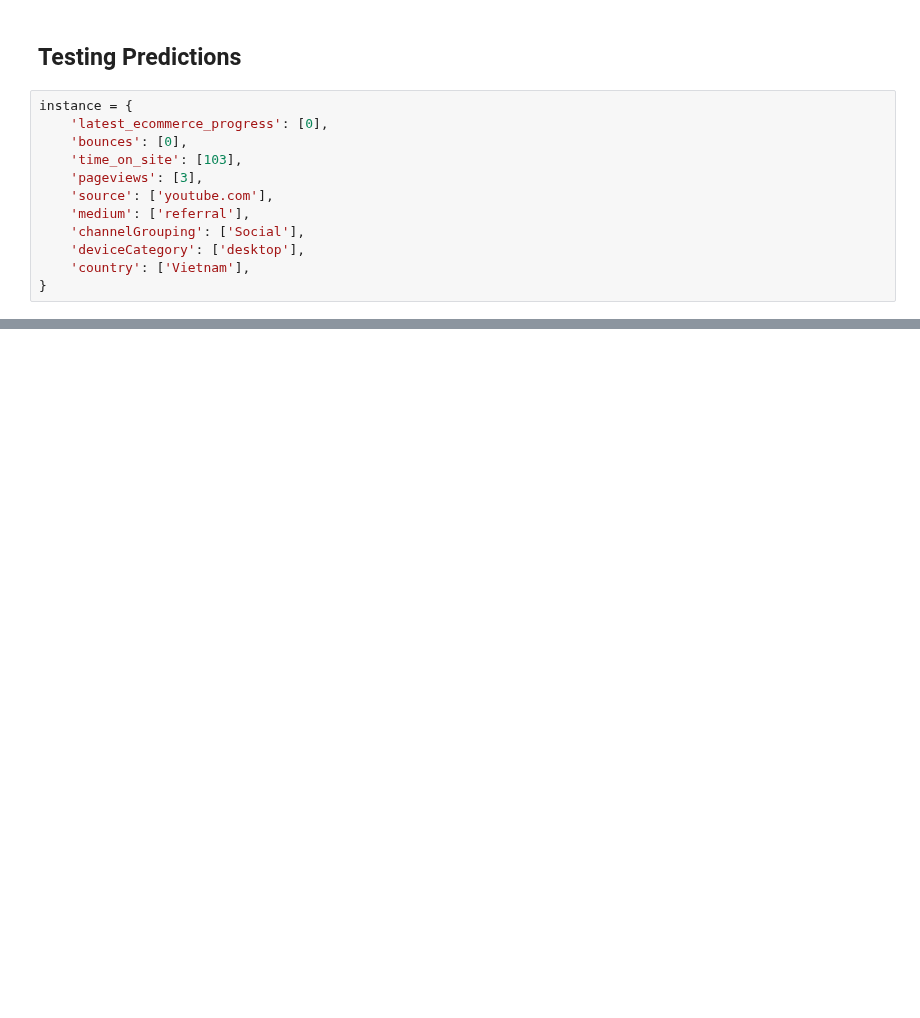
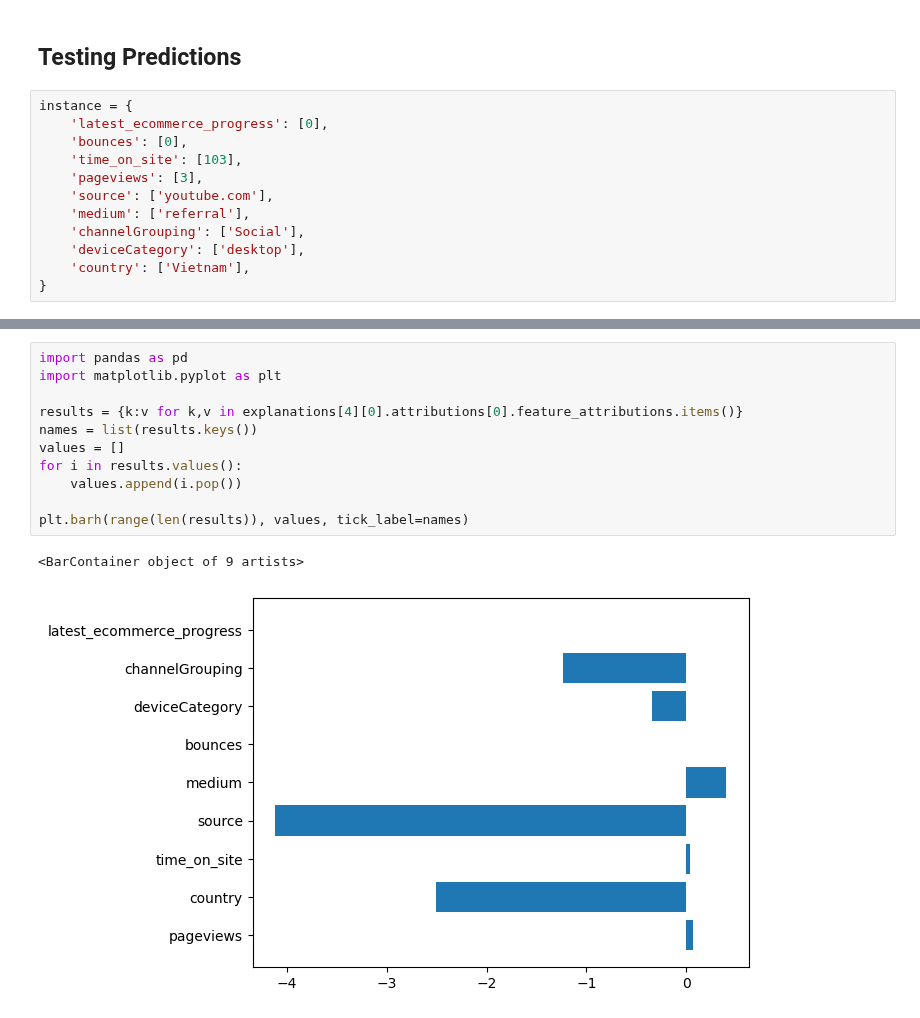
Before and after one commit to jchavezar/vertex-ai-samples, a Jupyter notebook: 03 Tensorflow/03tb - tfkeras_pycustom_xai_tabclass.ipynb, the cells around one changed output, grey strips where cells are left out. Saved outputs shown, nothing was run; the diff lists cells and outputs as text; blank space fills up the shorter version.

```diff
--- a/03 Tensorflow/03tb - tfkeras_pycustom_xai_tabclass.ipynb
+++ b/03 Tensorflow/03tb - tfkeras_pycustom_xai_tabclass.ipynb
@@ -370,3 +381,17 @@ Explainable predictions: Prediction(predictions=[[-14.1305113]], deployed_model_
   output_name: "logit"
 }
 ])
+# %%
+import pandas as pd
+import matplotlib.pyplot as plt
+
+results = {k:v for k,v in explanations[4][0].attributions[0].feature_attributions.items()}
+names = list(results.keys())
+values = []
+for i in results.values():
+    values.append(i.pop())
+
+plt.barh(range(len(results)), values, tick_label=names)
+# %% [output]
+<BarContainer object of 9 artists>
+[figure, added]
```
Also changed, not shown: parts of 14 cells of this notebook, 1 other file.
